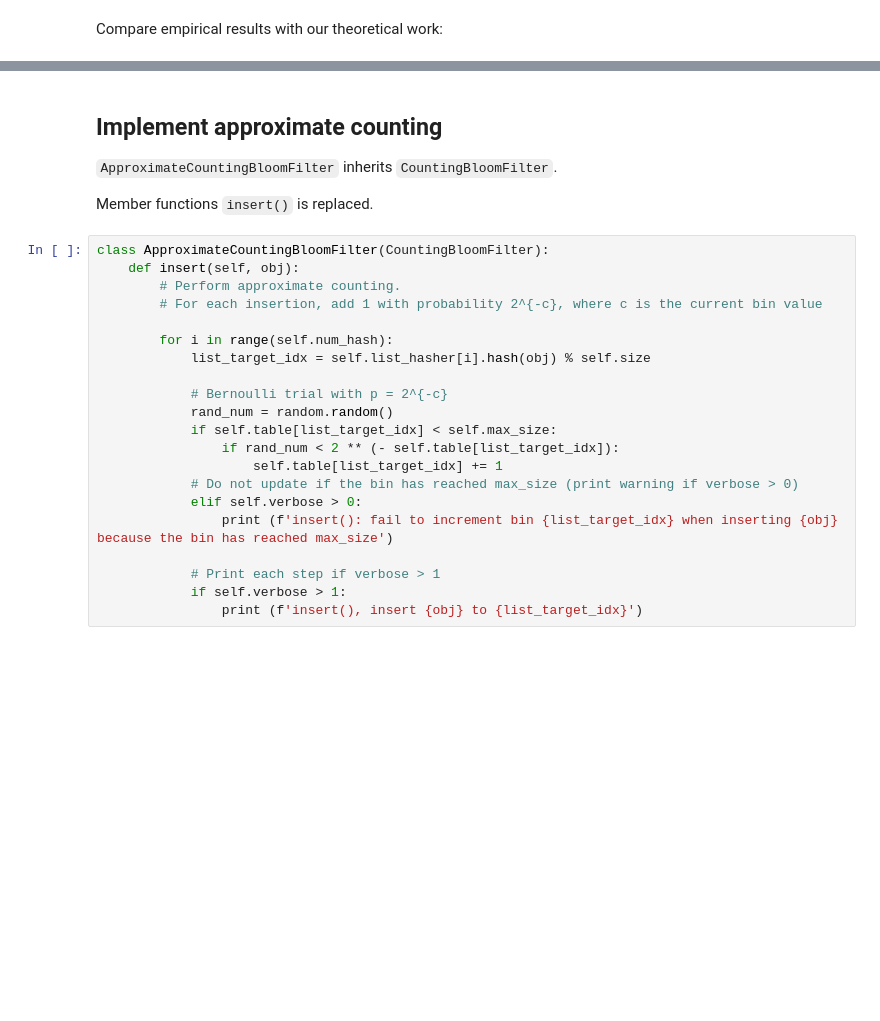
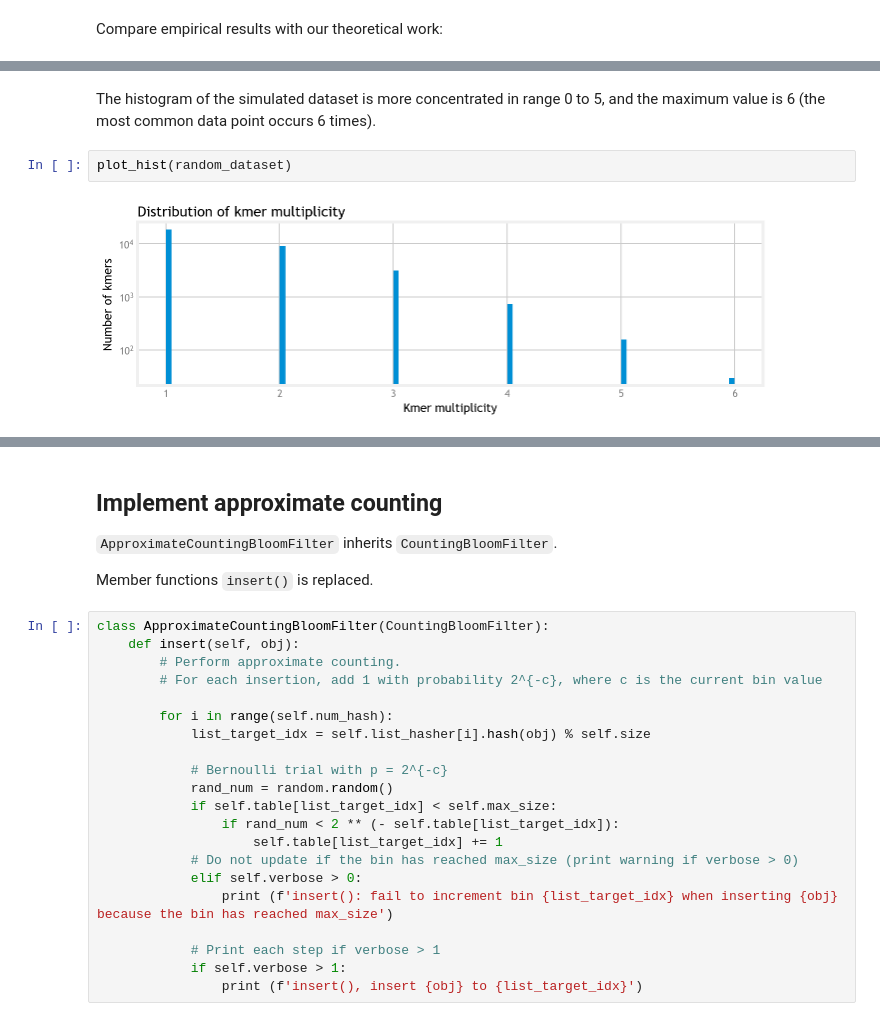
Before and after one commit to milkschen/approx_counting_bloom_filter, a Jupyter notebook: approx_cbf.ipynb, the cells around one changed output, grey strips where cells are left out. Cells and saved outputs as stored; diff of their text form; blank space fills up the shorter version.

```diff
--- a/approx_cbf.ipynb
+++ b/approx_cbf.ipynb
@@ -457,0 +493,6 @@ plt.show()
+# %% [markdown]
+The histogram of the simulated dataset is more concentrated in range 0 to 5, and the maximum value is 6 (the most common data point occurs 6 times).
+# %%
+plot_hist(random_dataset)
+# %% [output]
+[figure, added]
```
Also changed, not shown: parts of 28 cells of this notebook.
